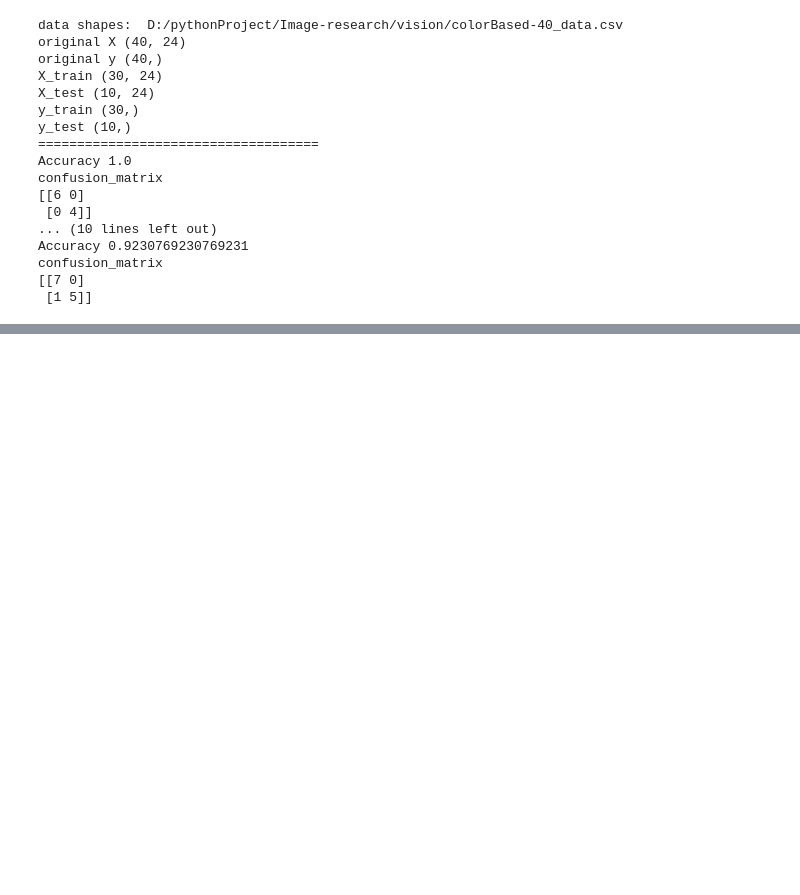
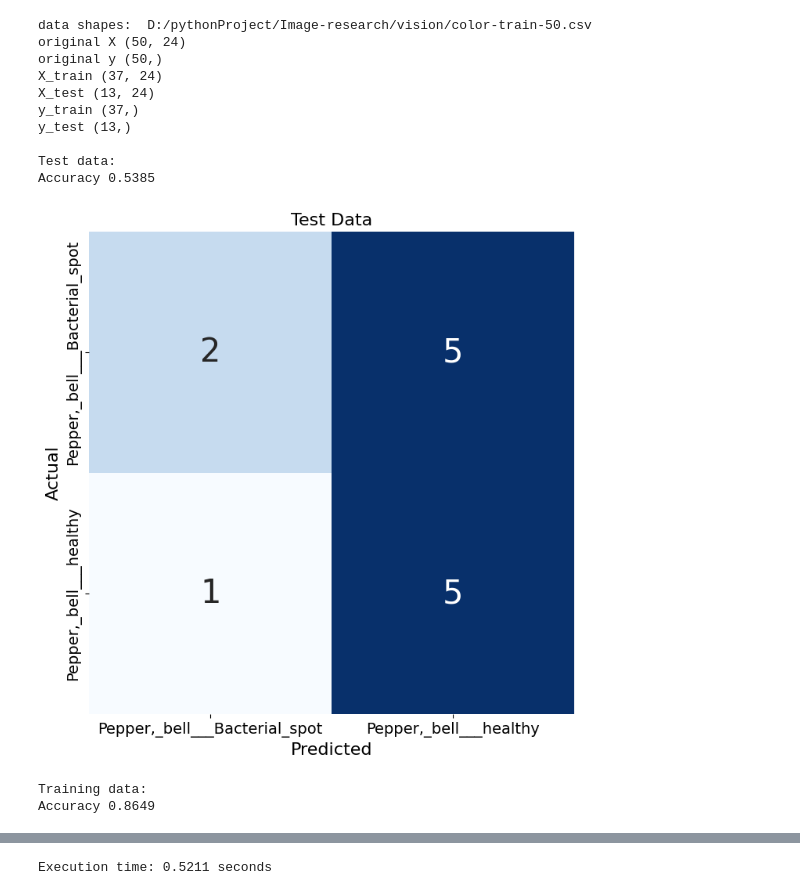
Before and after one commit to Afmj22/computer-vision, a Jupyter notebook: Image-research/vision/svm.ipynb, the cells around one changed output, grey strips where cells are left out. Drawn from its saved outputs; the diff is of its cells as text; code cells hidden in the pictures; blank space fills up the shorter version.

```diff
--- a/Image-research/vision/svm.ipynb
+++ b/Image-research/vision/svm.ipynb
@@ -9,9 +30,11 @@ from sklearn.metrics import confusion_matrix
 # %%
 def RunSVM(train_dataset_path, test_size):
+    start_time = time.time()
     train_df = pd.read_csv(train_dataset_path)
 
     le = LabelEncoder()
     train_df['label'] = le.fit_transform(train_df['label'])
+    class_labels = le.classes_
 
     y = np.array(train_df['label'], dtype=np.float32)
     X = np.array(train_df.drop('label',axis=1), dtype=np.float32)
@@ -27,46 +50,33 @@ def RunSVM(train_dataset_path, test_size):
     print("y_test", y_test.shape)
 
     svm_model_linear = SVC(kernel = 'linear', C = 1).fit(X_train, y_train)
-    svm_predictions = svm_model_linear.predict(X_test)
-    # model accuracy for X_test
-    accuracy = svm_model_linear.score(X_test, y_test)
-    cm = confusion_matrix(y_test, svm_predictions)
-    print("====================================")
-    print("Accuracy",accuracy)
-    print("confusion_matrix")
-    print(cm)
 
-    # Find the indexes of failing predictions
-    #failing_indexes = np.where(svm_predictions != y_test)[0]
-    # Get the failing rows from X_test
-    #failing_rows = X_test[failing_indexes]
-    # Print the failing rows
-    #print("failing_rows:")
-    #print(failing_rows)
+    svm_predictions_test = svm_model_linear.predict(X_test)
+    print("\nTest data:")
+    get_confusion_matrix(svm_model_linear, svm_predictions_test, X_test, y_test, class_labels, "Test Data")
+
+    svm_predictions_training = svm_model_linear.predict(X_train)
+    print("\nTraining data:")
+    get_confusion_matrix(svm_model_linear, svm_predictions_training, X_train, y_train, class_labels, "Training Data")
+
+    end_time = time.time()
+    execution_time = end_time - start_time
+    print(f"Execution time: {execution_time:.4f} seconds")
 # %%
-train_dataset_path = "D:/pythonProject/Image-research/vision/colorBased-40_data.csv"
+train_dataset_path = "D:/pythonProject/Image-research/vision/color-train-50.csv"
 test_size = 0.25
 RunSVM(train_dataset_path, test_size)
-print("===============================================================================")
-print("===============================================================================")
-train_dataset_path = "D:/pythonProject/Image-research/vision/colorBased-50_data.csv"
-test_size = 0.25
-RunSVM(train_dataset_path, test_size)
 # %% [output]
-data shapes:  D:/pythonProject/Image-research/vision/colorBased-40_data.csv
-original X (40, 24)
-original y (40,)
-X_train (30, 24)
-X_test (10, 24)
-y_train (30,)
-y_test (10,)
-====================================
-Accuracy 1.0
-confusion_matrix
-[[6 0]
- [0 4]]
-... (10 lines left out)
-Accuracy 0.9230769230769231
-confusion_matrix
-[[7 0]
- [1 5]]
+data shapes:  D:/pythonProject/Image-research/vision/color-train-50.csv
+original X (50, 24)
+original y (50,)
+X_train (37, 24)
+X_test (13, 24)
+y_train (37,)
+y_test (13,)
+
+Test data:
+Accuracy 0.5385
+[figure, added]
+Training data:
+Accuracy 0.8649
@@ -73 +84,2 @@ confusion_matrix
+Execution time: 0.5211 seconds
 # %%
```
Also changed, not shown: parts of 14 cells of this notebook, 1 other file.
